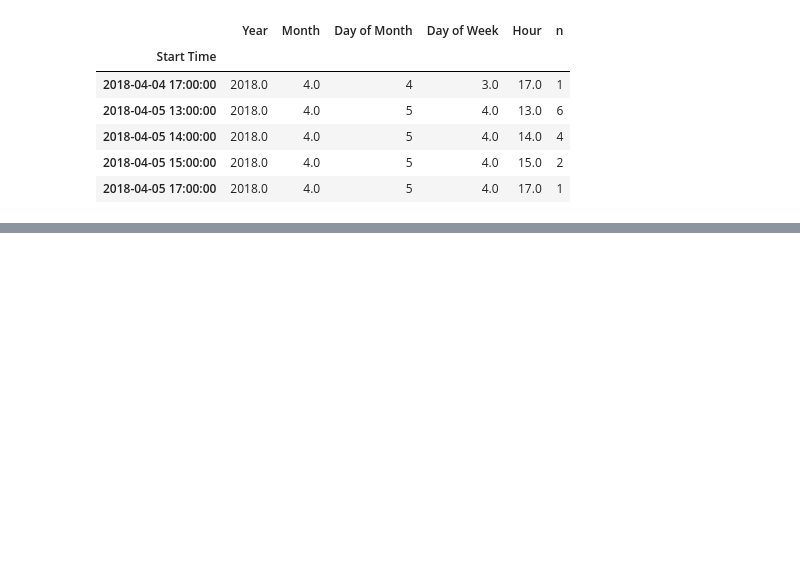
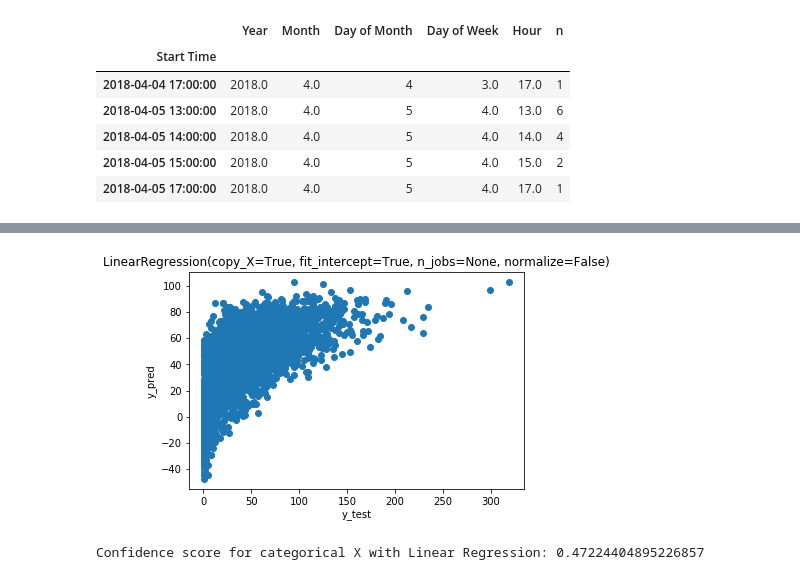
Before and after one commit to trevbhatt/predicting_scooter_utilization, a Jupyter notebook: machine_learning_analysis.ipynb, the cells around one changed output, grey strips where cells are left out. Saved outputs shown, nothing was run; the diff lists cells and outputs as text; code cells hidden in the pictures; blank space fills up the shorter version.

```diff
--- a/machine_learning_analysis.ipynb
+++ b/machine_learning_analysis.ipynb
@@ -181,0 +205,5 @@ plt.title('Bayesian Ridge Regression')
+# %%
+_ = expanded_linreg('48453000603')
+# %% [output]
+[figure, added]
+Confidence score for categorical X with Linear Regression: 0.47224404895226857
```
Also changed, not shown: parts of 10 cells of this notebook.
